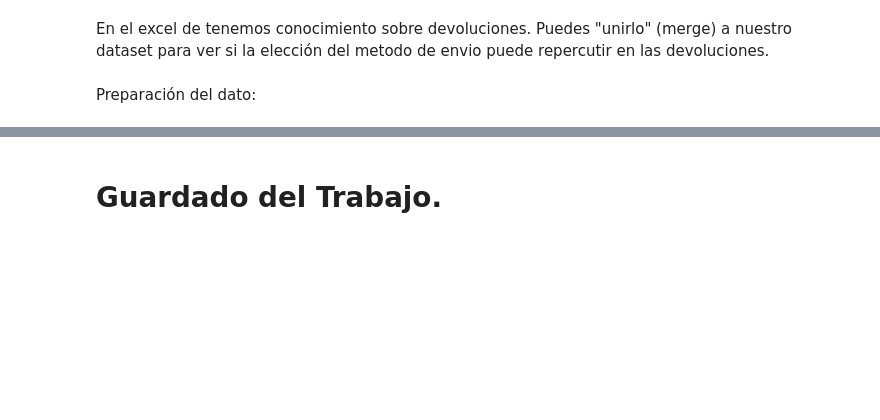
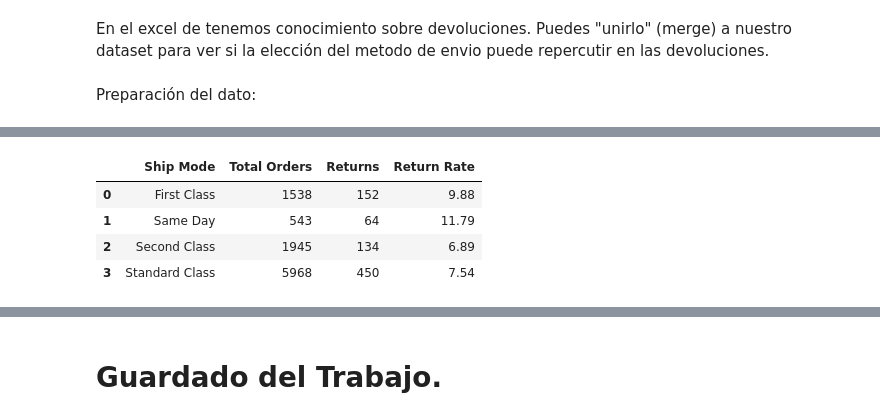
Before and after one commit to Angelaruiga/python_, a Jupyter notebook: Pontia_CasoPractico2_ARG.ipynb, the cells around one changed output, grey strips where cells are left out. Cells and saved outputs as stored; diff of their text form; code cells hidden in the pictures; blank space fills up the shorter version.

```diff
--- a/Pontia_CasoPractico2_ARG.ipynb
+++ b/Pontia_CasoPractico2_ARG.ipynb
@@ -289,0 +408,23 @@ Respuesta:
+# %%
+#cambiar los NaN por No
+merged_df['Returned'] = merged_df['Returned'].fillna('No')
+#haciendo el paso de abajo este codigo no sería necesario,
+# %%
+#crear una nueva columna para "Devuelvo" y "No devuelto"
+merged_df['flag_returned'] = np.where(merged_df['Returned'] == 'Yes', 'Devuelto', 'No Devuelto').astype(object)
+# %%
+# Agrupar los datos por 'Ship Mode' y calcular el número total de pedidos y devoluciones para cada grupo con la funcion lambda
+df_return = merged_df.groupby('Ship Mode').apply(lambda x: pd.Series({
+    'Total Orders': len(x),
+    'Returns': (x['flag_returned'] == 'Devuelto').sum()
+})).reset_index()
+
+# Calcular la tasa de devolución para cada 'Ship Mode'
+df_return['Return Rate'] = round((df_return['Returns'] / df_return['Total Orders']) * 100, 2)
+df_return
+# %% [output]
+|  | Ship Mode | Total Orders | Returns | Return Rate |
+| 0 | First Class | 1538 | 152 | 9.88 |
+| 1 | Same Day | 543 | 64 | 11.79 |
+| 2 | Second Class | 1945 | 134 | 6.89 |
+| 3 | Standard Class | 5968 | 450 | 7.54 |
```
Also changed, not shown: parts of 25 cells of this notebook.
